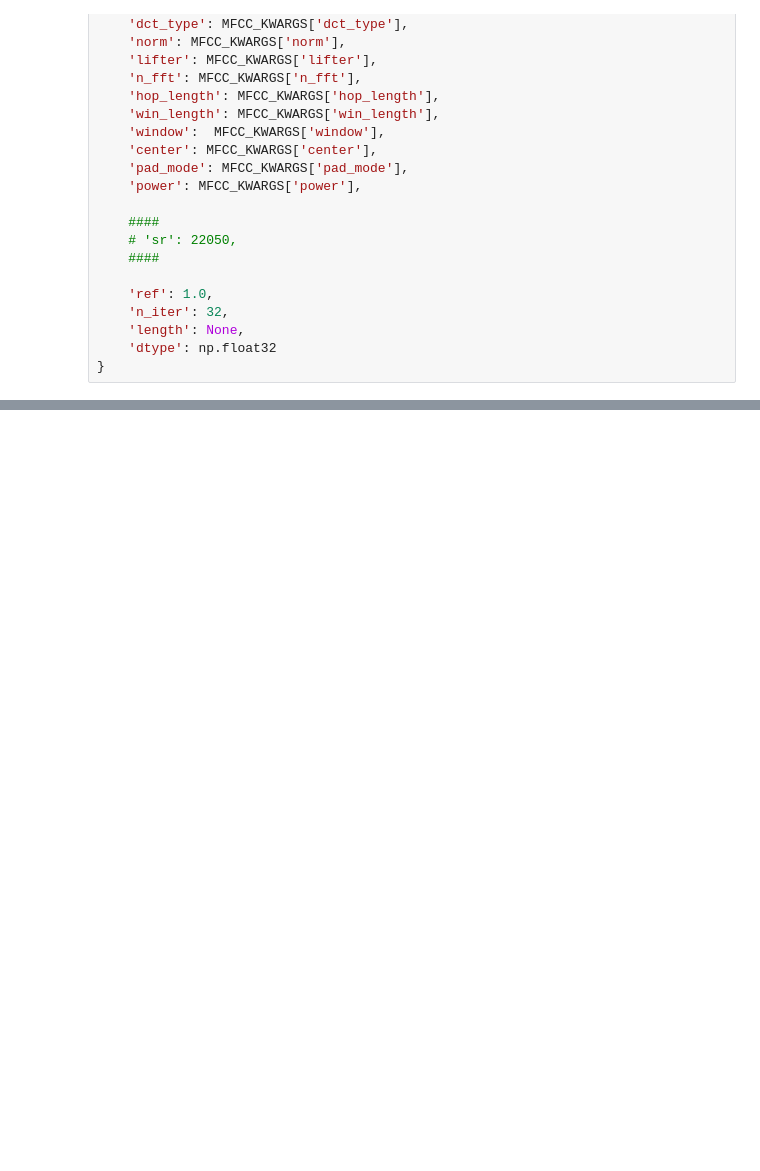
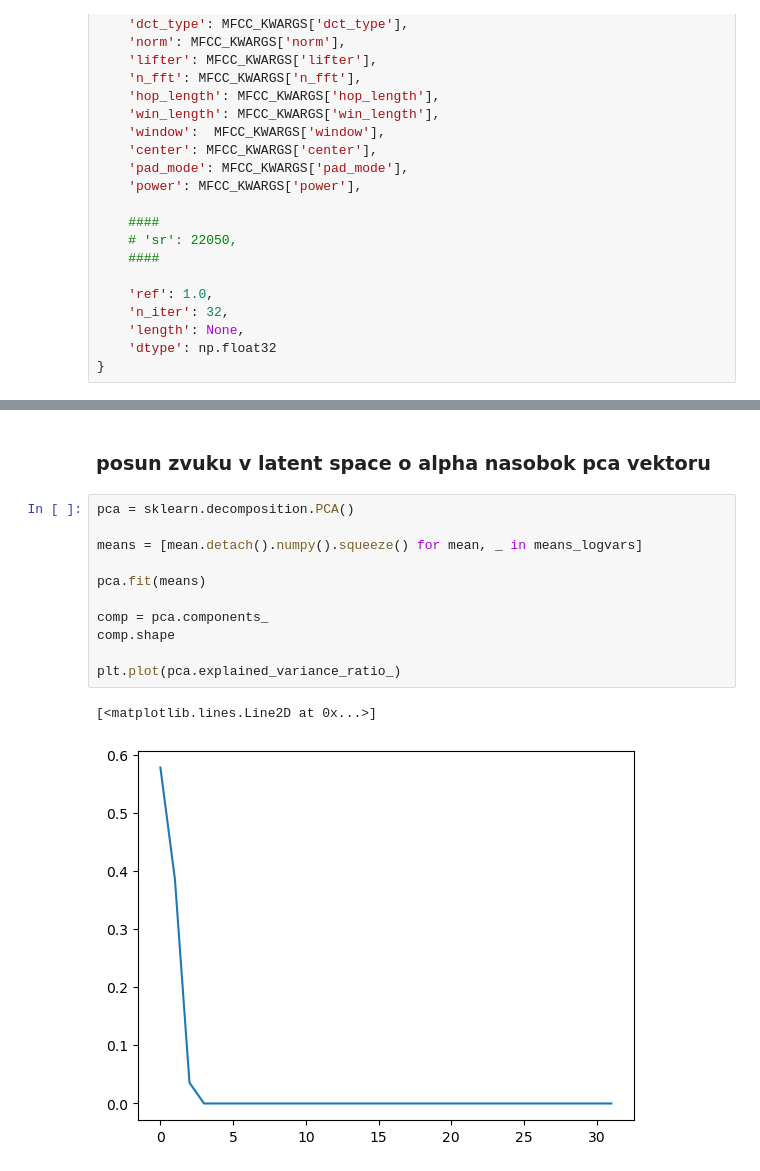
Before and after one commit to PatrikBacko/Bachelor_thesis-Electronic_music, a Jupyter notebook: src/VAE/model_inference.ipynb, the cells around one changed output, grey strips where cells are left out. Cells and saved outputs as stored; diff of their text form; blank space fills up the shorter version.

```diff
--- a/src/VAE/model_inference.ipynb
+++ b/src/VAE/model_inference.ipynb
@@ -186,0 +221,16 @@ plt.hist(euler_dists, bins=100)
+# %% [markdown]
+### posun zvuku v latent space o alpha nasobok pca vektoru
+# %%
+pca = sklearn.decomposition.PCA()
+
+means = [mean.detach().numpy().squeeze() for mean, _ in means_logvars]
+
+pca.fit(means)
+
+comp = pca.components_
+comp.shape
+
+plt.plot(pca.explained_variance_ratio_)
+# %% [output]
+[<matplotlib.lines.Line2D at 0x...>]
+[figure, added]
```
Also changed, not shown: parts of 14 cells of this notebook, 2 other files.
